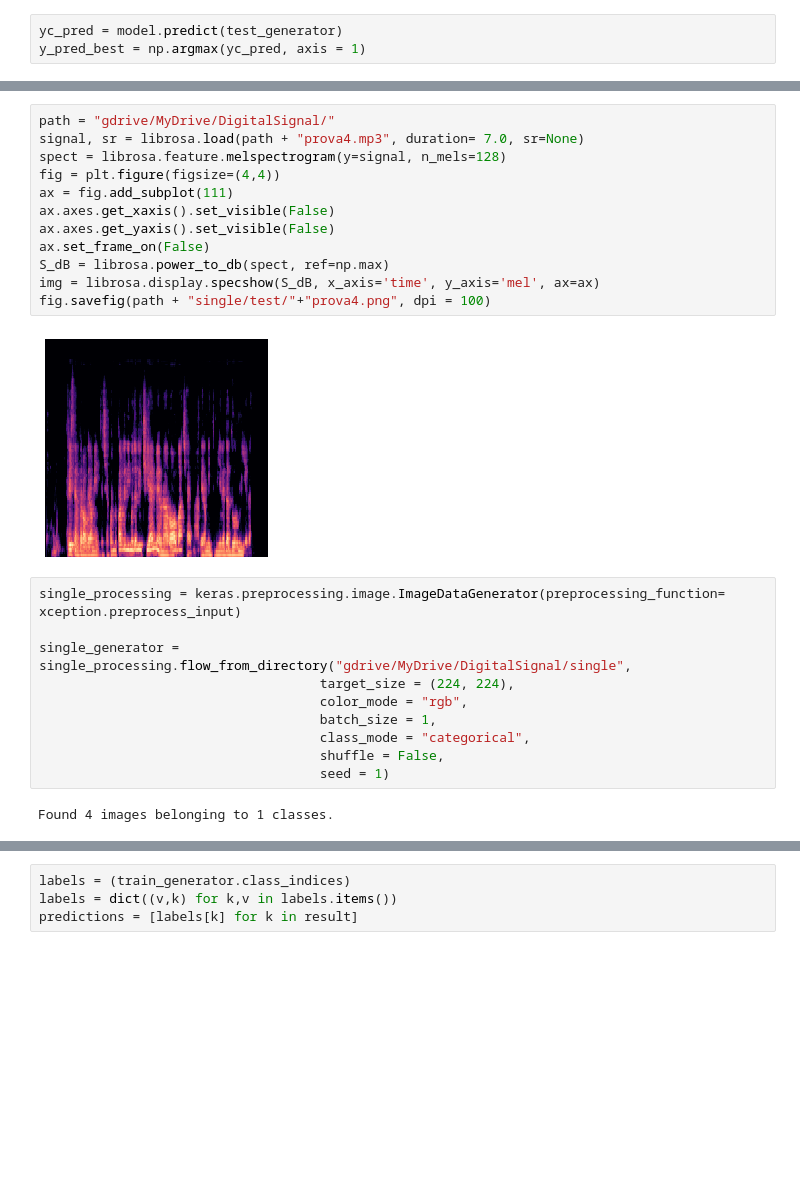
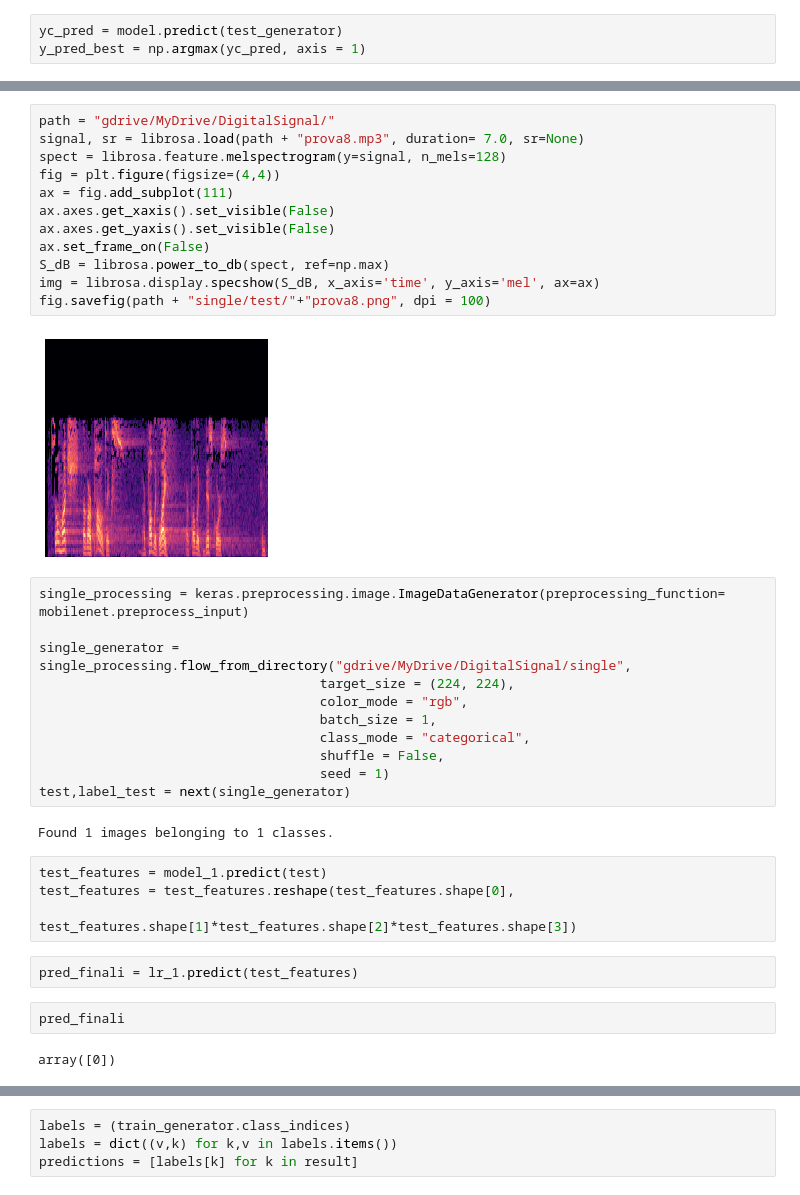
Before and after one commit to Chri1629/dsim_project, a Jupyter notebook: audio/audio.ipynb, the cells around one changed output, grey strips where cells are left out. Drawn from its saved outputs; the diff is of its cells as text; blank space fills up the shorter version.

```diff
--- a/audio/audio.ipynb
+++ b/audio/audio.ipynb
@@ -592,19 +626,19 @@ Text(0.5, 1.0, 'Confusion matrix')
 # %%
 path = "gdrive/MyDrive/DigitalSignal/"
-signal, sr = librosa.load(path + "prova4.mp3", duration= 7.0, sr=None)
+signal, sr = librosa.load(path + "prova8.mp3", duration= 7.0, sr=None)
 spect = librosa.feature.melspectrogram(y=signal, n_mels=128)
 fig = plt.figure(figsize=(4,4))
 ax = fig.add_subplot(111)
 ax.axes.get_xaxis().set_visible(False)
 ax.axes.get_yaxis().set_visible(False)
 ax.set_frame_on(False)
 S_dB = librosa.power_to_db(spect, ref=np.max)
 img = librosa.display.specshow(S_dB, x_axis='time', y_axis='mel', ax=ax)
-fig.savefig(path + "single/test/"+"prova4.png", dpi = 100)
+fig.savefig(path + "single/test/"+"prova8.png", dpi = 100)
 # %% [output]
-[figure, old version]
+[figure, new version]
 # %%
-single_processing = keras.preprocessing.image.ImageDataGenerator(preprocessing_function= xception.preprocess_input)
+single_processing = keras.preprocessing.image.ImageDataGenerator(preprocessing_function= mobilenet.preprocess_input)
 
 single_generator = single_processing.flow_from_directory("gdrive/MyDrive/DigitalSignal/single",
                                     target_size = (224, 224),
@@ -613,5 +647,16 @@ single_generator = single_processing.flow_from_directory("gdrive/MyDrive/Digital
                                     class_mode = "categorical",
                                     shuffle = False,
                                     seed = 1)
+test,label_test = next(single_generator)
 # %% [output]
-Found 4 images belonging to 1 classes.
+Found 1 images belonging to 1 classes.
+# %%
+test_features = model_1.predict(test)
+test_features = test_features.reshape(test_features.shape[0],
+                                      test_features.shape[1]*test_features.shape[2]*test_features.shape[3])
+# %%
+pred_finali = lr_1.predict(test_features)
+# %%
+pred_finali
+# %% [output]
+array([0])
```
Also changed, not shown: parts of 72 cells of this notebook.
